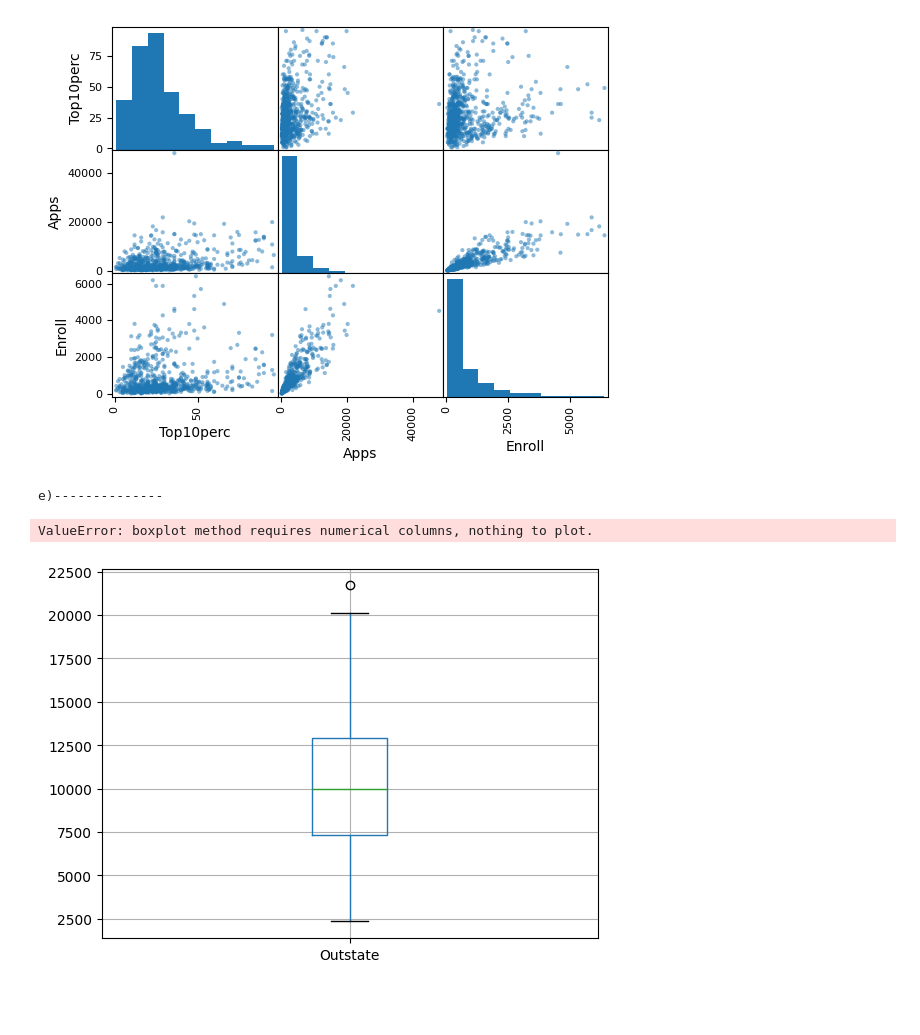
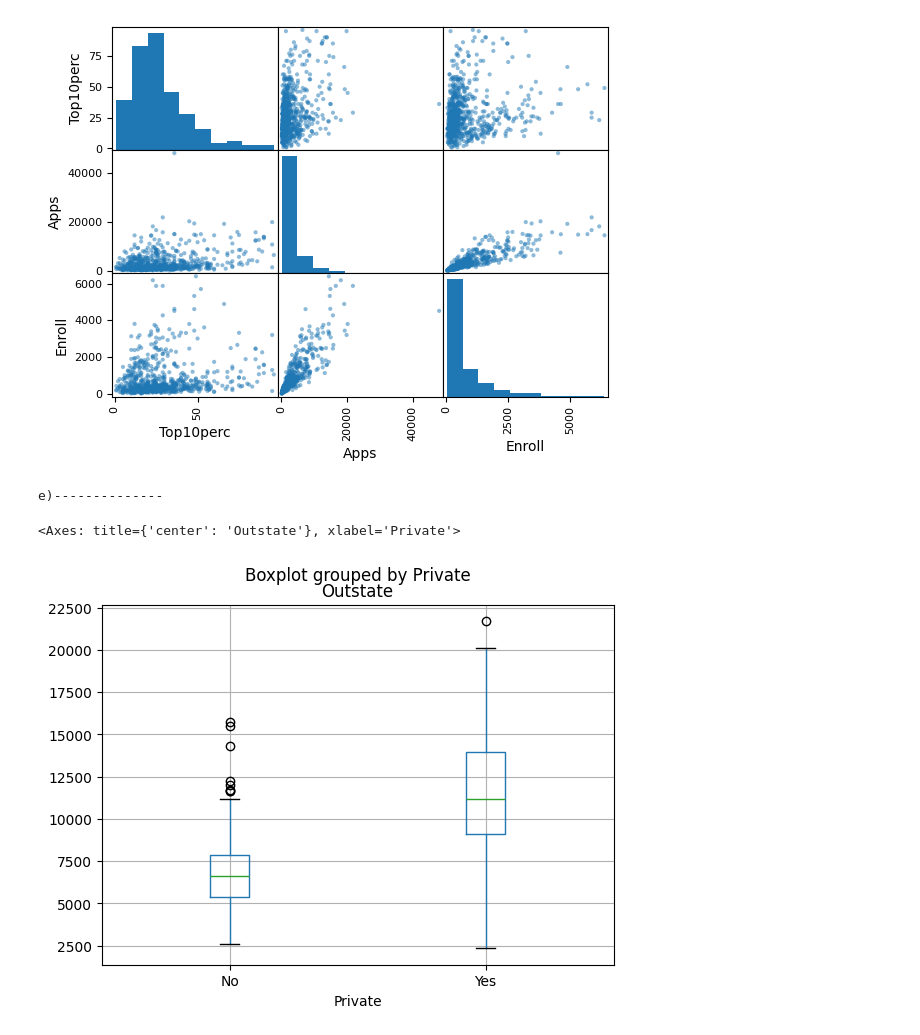
Before and after one commit to zoneme99/AI24-Databehandling-JC, a Jupyter notebook: Labs/Lab1.ipynb, the cells around one changed output. Saved outputs shown, nothing was run; the diff lists cells and outputs as text; code cells hidden in the pictures; blank space fills up the shorter version.

```diff
--- a/Labs/Lab1.ipynb
+++ b/Labs/Lab1.ipynb
@@ -55,12 +55,11 @@ array([[<Axes: xlabel='Top10perc', ylabel='Top10perc'>,
 [figure]
 # %%
 print("e)--------------")
-college[['Outstate']].boxplot()
-college[['Private']].boxplot()
+college.boxplot(column="Outstate", by="Private")
 # %% [output]
 e)--------------
-ValueError: boxplot method requires numerical columns, nothing to plot.
+<Axes: title={'center': 'Outstate'}, xlabel='Private'>
-[figure, old version]
+[figure, new version]
 # %%
 print("f)--------------")
 college['Elite'] = pd.cut(college['Top10perc'], [0, 50, 100], labels=['No', 'Yes'])
```
Also changed, not shown: parts of 4 cells of this notebook, 2 other files.
